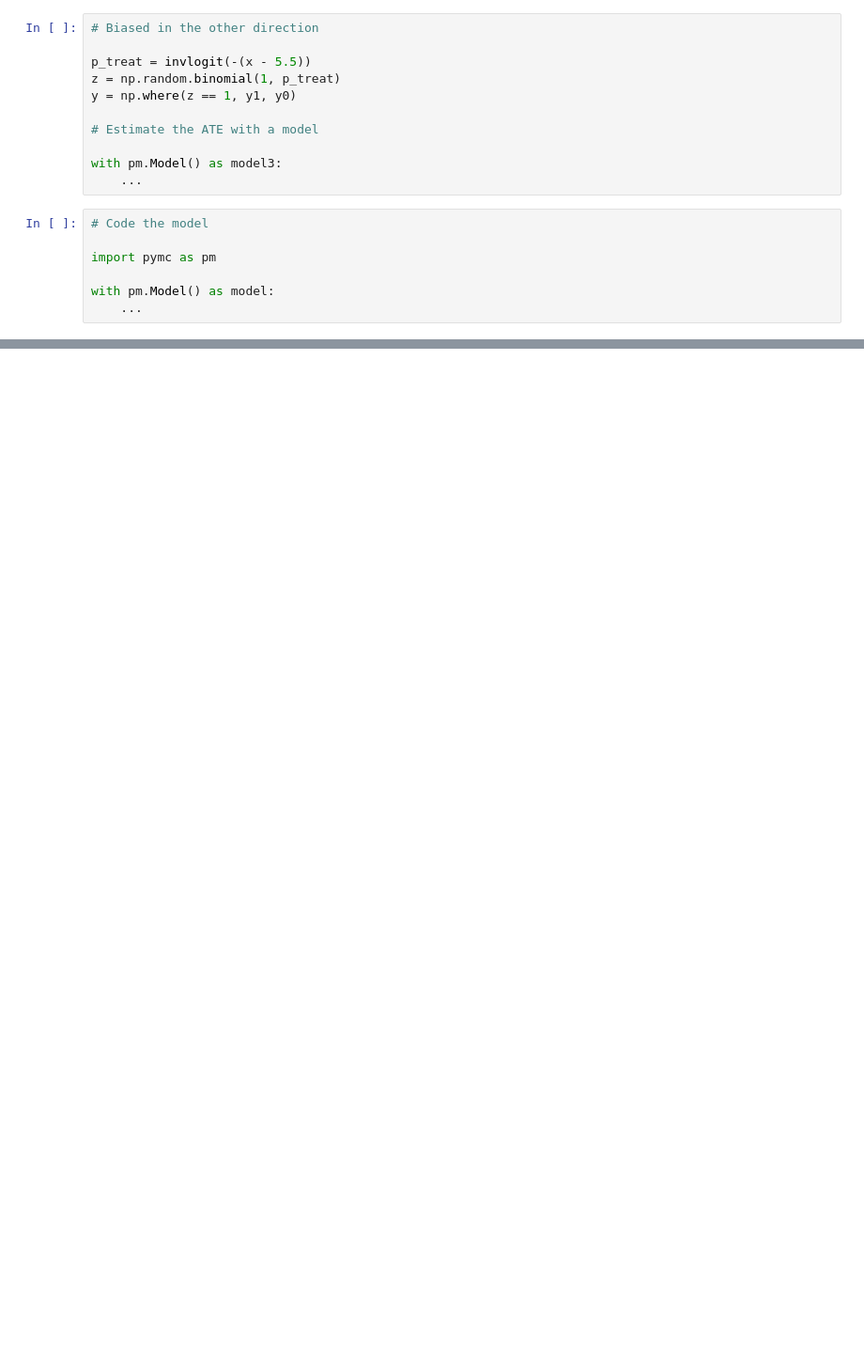
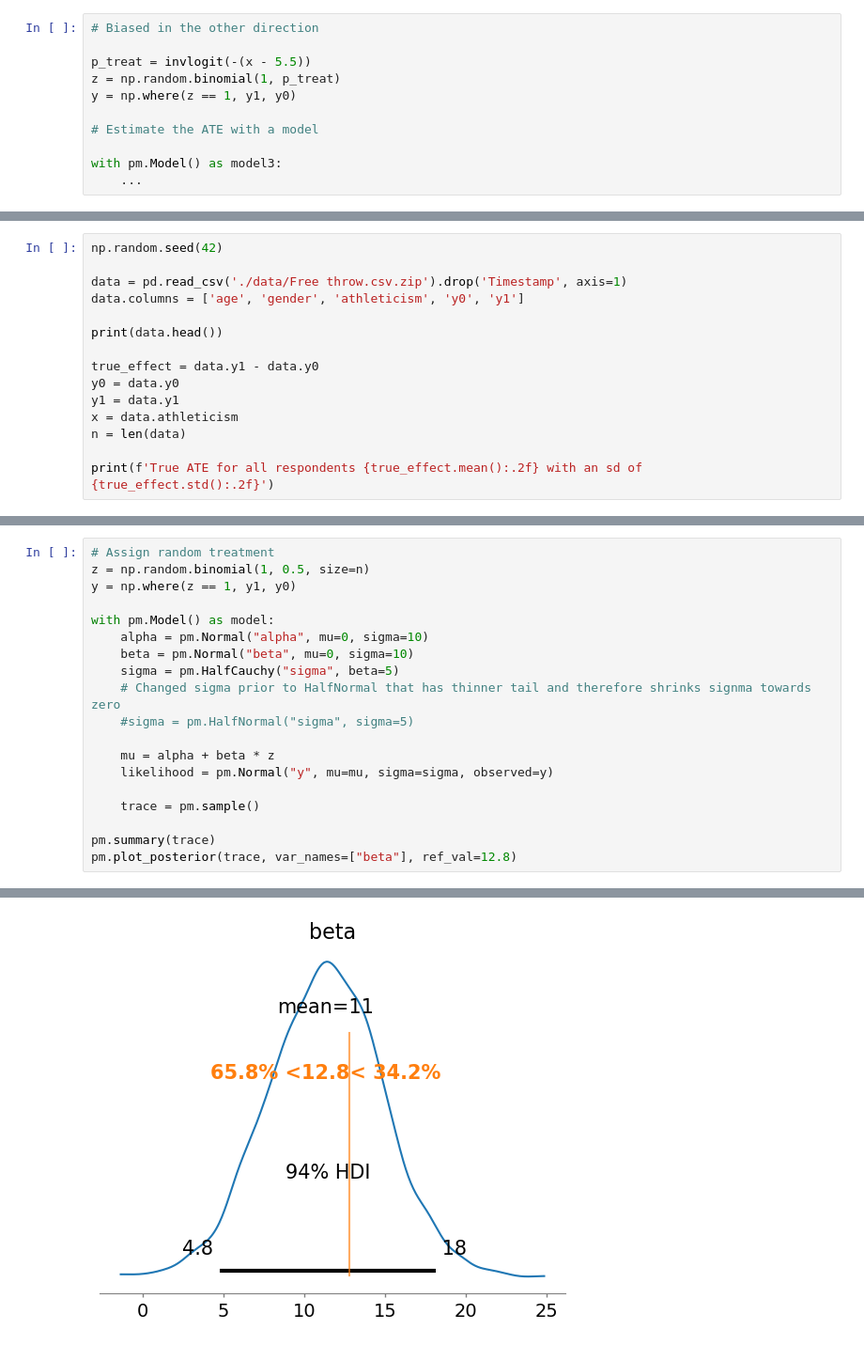
Before and after one commit to tarmojuristo/bayes2025, a Jupyter notebook: basketball.ipynb, the cells around one changed output, grey strips where cells are left out. Shown: that part at 94% size. Drawn from its saved outputs; the diff is of its cells as text; blank space fills up the shorter version.

```diff
--- a/basketball.ipynb
+++ b/basketball.ipynb
@@ -78,10 +161,3 @@ y = np.where(z == 1, y1, y0)
 
 with pm.Model() as model3:
     ...
-# %%
-# Code the model
-
-import pymc as pm
-
-with pm.Model() as model:
-    ...
@@ -87,0 +168,15 @@ with pm.Model() as model:
+# %%
+np.random.seed(42)
+
+data = pd.read_csv('./data/Free throw.csv.zip').drop('Timestamp', axis=1)
+data.columns = ['age', 'gender', 'athleticism', 'y0', 'y1']
+
+print(data.head())
+
+true_effect = data.y1 - data.y0
+y0 = data.y0
+y1 = data.y1
+x = data.athleticism
+n = len(data)
+
+print(f'True ATE for all respondents {true_effect.mean():.2f} with an sd of {true_effect.std():.2f}')
@@ -87,0 +191,20 @@ with pm.Model() as model:
+# %%
+# Assign random treatment
+z = np.random.binomial(1, 0.5, size=n)
+y = np.where(z == 1, y1, y0)
+
+with pm.Model() as model:
+    alpha = pm.Normal("alpha", mu=0, sigma=10)
+    beta = pm.Normal("beta", mu=0, sigma=10)
+    sigma = pm.HalfCauchy("sigma", beta=5)
+    # Changed sigma prior to HalfNormal that has thinner tail and therefore shrinks signma towards zero
+    #sigma = pm.HalfNormal("sigma", sigma=5)
+
+    mu = alpha + beta * z
+    likelihood = pm.Normal("y", mu=mu, sigma=sigma, observed=y)
+
+    trace = pm.sample()
+
+pm.summary(trace)
+pm.plot_posterior(trace, var_names=["beta"], ref_val=12.8)
+# %% [output]
@@ -87,0 +218 @@ with pm.Model() as model:
+[figure, added]
```
Also changed, not shown: parts of 15 cells of this notebook, 1 other file.
